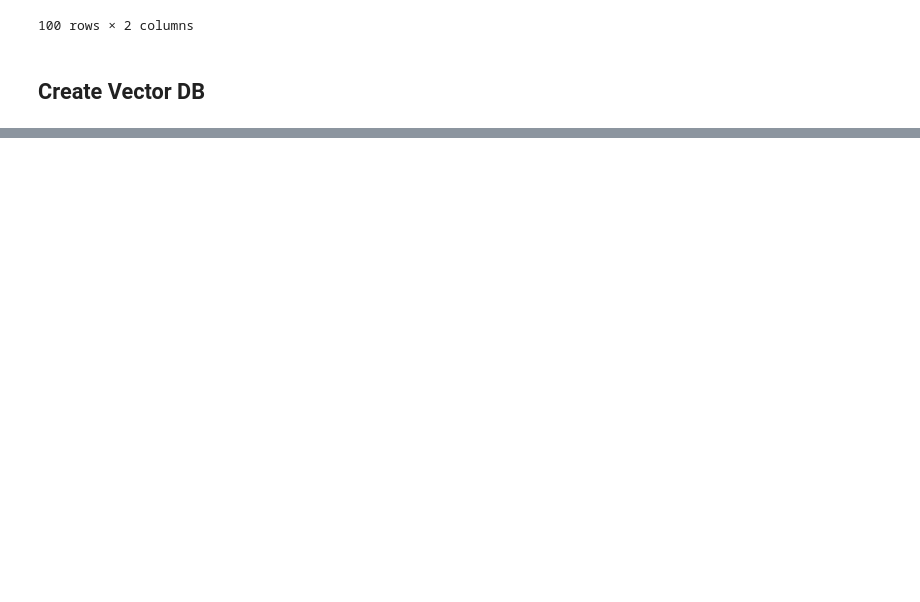
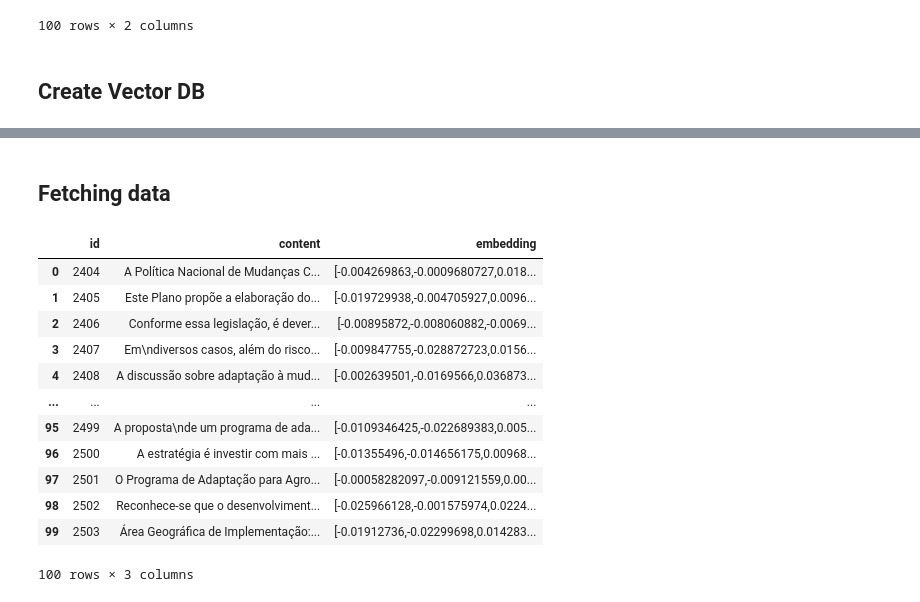
Before and after one commit to esdrasgc/BCG_Challenge, a Jupyter notebook: src/data_science/LLM-PART1.ipynb, the cells around one changed output, grey strips where cells are left out. Drawn from its saved outputs; the diff is of its cells as text; code cells hidden in the pictures; blank space fills up the shorter version.

```diff
--- a/src/data_science/LLM-PART1.ipynb
+++ b/src/data_science/LLM-PART1.ipynb
@@ -149,0 +157,20 @@ OperationalError: connection to server at "localhost" (::1), port 5432 failed: F
+# %%
+# Configurações de conexão
+DB_HOST = os.getenv('DB_HOST', 'localhost')
+DB_PORT = os.getenv('DB_PORT', '5432')
+DB_NAME = os.getenv('DB_NAME', 'vector_db')
+DB_USER = os.getenv('DB_USER', 'usuario')
+DB_PASSWORD = os.getenv('DB_PASSWORD', 'senha')
+
+def criar_tabela(conn):
+    with conn.cursor() as cur:
+        cur.execute("""
+            CREATE TABLE IF NOT EXISTS embeddings (
+                id bigserial primary key,
+                content text,
+                embedding vector(1536) --Verificar tamanho do vetor
+                );
+                TRUNCATE TABLE embeddings;
+        """)
+        conn.commit()
+    print("Tabela 'documentos' criada ou já existente.")
@@ -149,0 +218,22 @@ OperationalError: connection to server at "localhost" (::1), port 5432 failed: F
+# %% [markdown]
+## Fetching data
+# %%
+cur.execute("SELECT * FROM embeddings;")
+
+records = cur.fetchall()
+df_records = pd.DataFrame(records, columns=["id", "content", "embedding"])
+df_records
+# %% [output]
+|  | id | content | embedding |
+| 0 | 2404 | A Política Nacional de Mudanças C... | [-0.004269863,-0.0009680727,0.018... |
+| 1 | 2405 | Este Plano propõe a elaboração do... | [-0.019729938,-0.004705927,0.0096... |
+| 2 | 2406 | Conforme essa legislação, é dever... | [-0.00895872,-0.008060882,-0.0069... |
+| 3 | 2407 | Em\ndiversos casos, além do risco... | [-0.009847755,-0.028872723,0.0156... |
+| 4 | 2408 | A discussão sobre adaptação à mud... | [-0.002639501,-0.0169566,0.036873... |
+| ... | ... | ... | ... |
+| 95 | 2499 | A proposta\nde um programa de ada... | [-0.0109346425,-0.022689383,0.005... |
+| 96 | 2500 | A estratégia é investir com mais ... | [-0.01355496,-0.014656175,0.00968... |
+| 97 | 2501 | O Programa de Adaptação para Agro... | [-0.00058282097,-0.009121559,0.00... |
+| 98 | 2502 | Reconhece-se que o desenvolviment... | [-0.025966128,-0.001575974,0.0224... |
+| 99 | 2503 | Área Geográfica de Implementação:... | [-0.01912736,-0.02299698,0.014283... |
+100 rows × 3 columns
```
Also changed, not shown: parts of 20 cells of this notebook.
